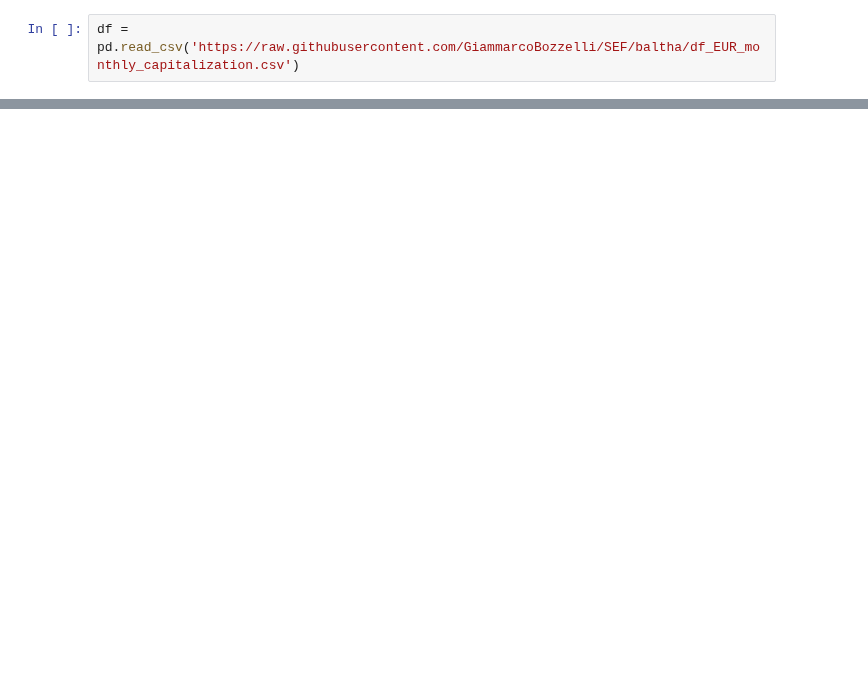
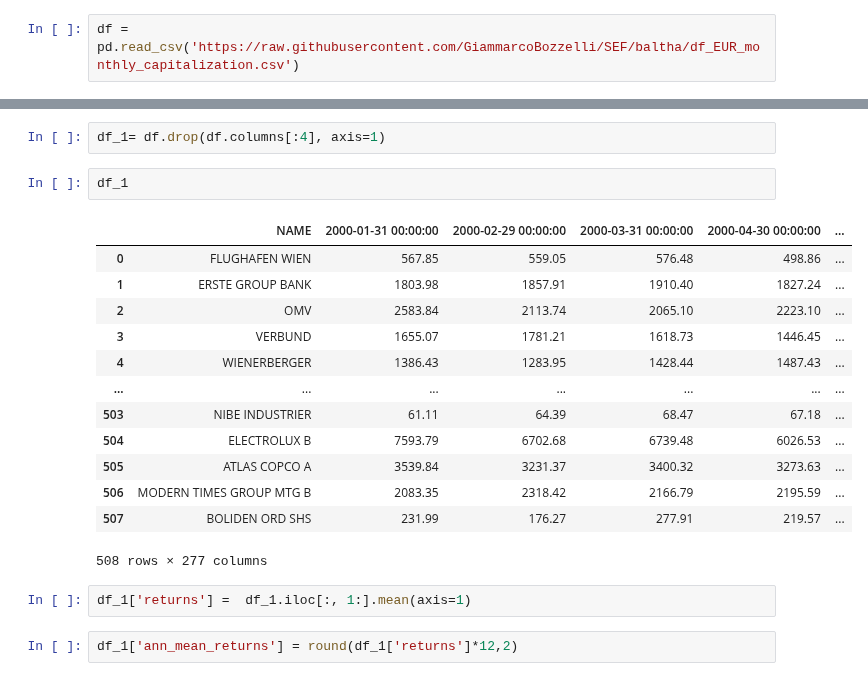
Before and after one commit to GiammarcoBozzelli/SEF, a Jupyter notebook: main.ipynb, the cells around one changed output, grey strips where cells are left out. Drawn from its saved outputs; the diff is of its cells as text; blank space fills up the shorter version.

```diff
--- a/main.ipynb
+++ b/main.ipynb
@@ -16,0 +9,22 @@ df.head()
+# %%
+df_1= df.drop(df.columns[:4], axis=1)
+# %%
+df_1
+# %% [output]
+|  | NAME | 2000-01-31 00:00:00 | 2000-02-29 00:00:00 | 2000-03-31 00:00:00 | 2000-04-30 00:00:00 | ... |
+| 0 | FLUGHAFEN WIEN | 567.85 | 559.05 | 576.48 | 498.86 | ... |
+| 1 | ERSTE GROUP BANK | 1803.98 | 1857.91 | 1910.40 | 1827.24 | ... |
+| 2 | OMV | 2583.84 | 2113.74 | 2065.10 | 2223.10 | ... |
+| 3 | VERBUND | 1655.07 | 1781.21 | 1618.73 | 1446.45 | ... |
+| 4 | WIENERBERGER | 1386.43 | 1283.95 | 1428.44 | 1487.43 | ... |
+| ... | ... | ... | ... | ... | ... | ... |
+| 503 | NIBE INDUSTRIER | 61.11 | 64.39 | 68.47 | 67.18 | ... |
+| 504 | ELECTROLUX B | 7593.79 | 6702.68 | 6739.48 | 6026.53 | ... |
+| 505 | ATLAS COPCO A | 3539.84 | 3231.37 | 3400.32 | 3273.63 | ... |
+| 506 | MODERN TIMES GROUP MTG B | 2083.35 | 2318.42 | 2166.79 | 2195.59 | ... |
+| 507 | BOLIDEN ORD SHS | 231.99 | 176.27 | 277.91 | 219.57 | ... |
+508 rows × 277 columns
+# %%
+df_1['returns'] =  df_1.iloc[:, 1:].mean(axis=1)
+# %%
+df_1['ann_mean_returns'] = round(df_1['returns']*12,2)
```
Also changed, not shown: parts of 6 cells of this notebook.
